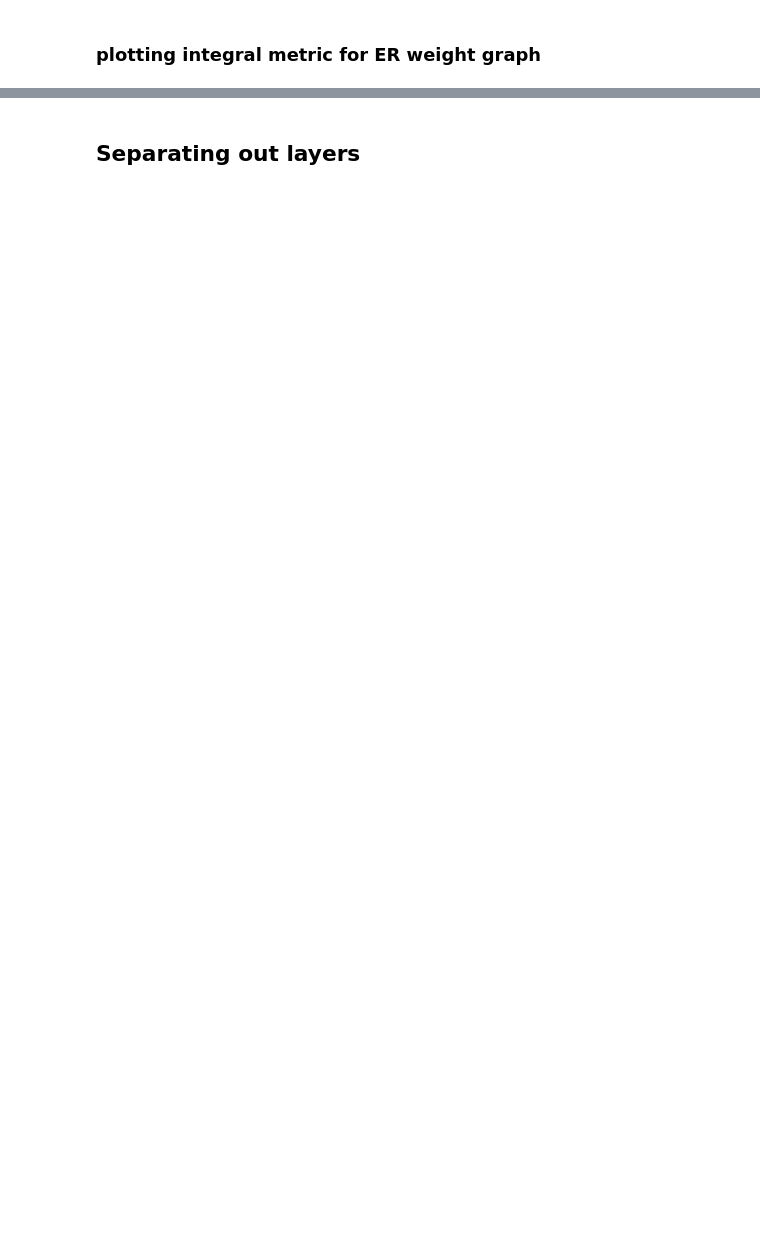
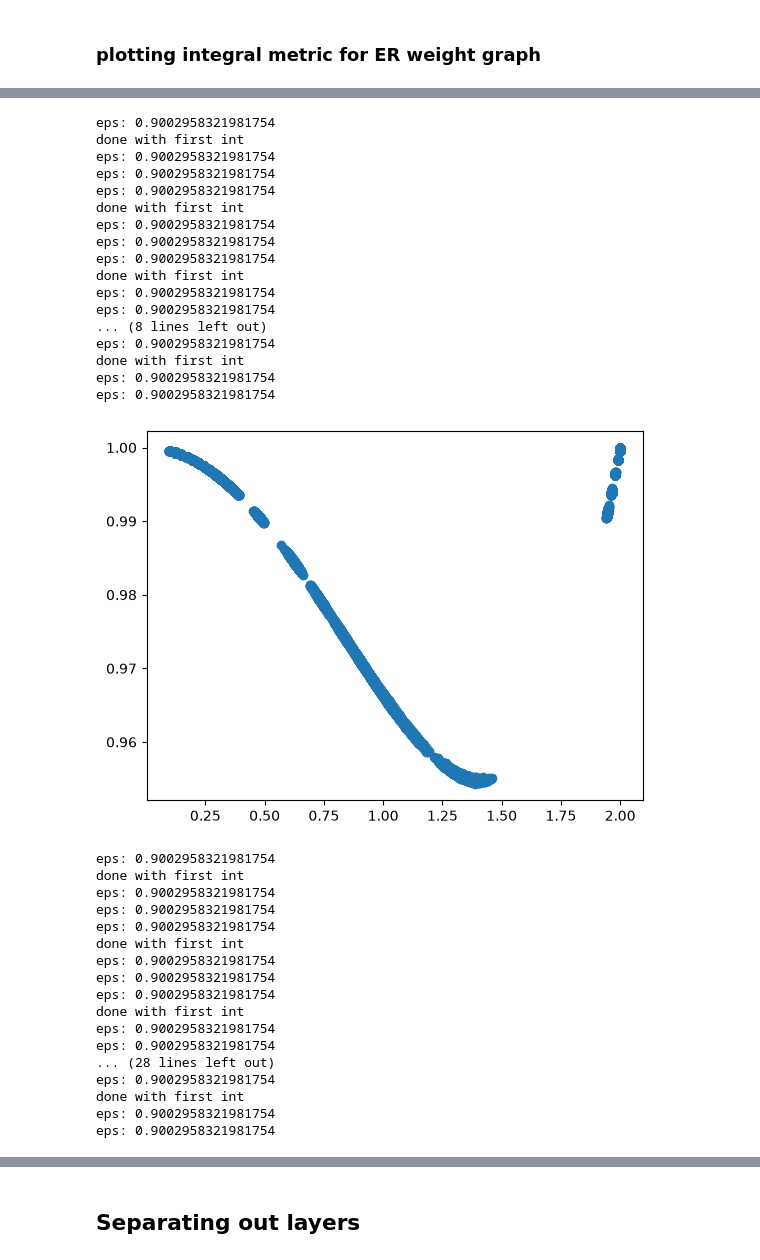
Before and after one commit to jgreen83/Spring2026-Connectome-Pseudospectra, a Jupyter notebook: L234_balance_pseudospec.ipynb, the cells around one changed output, grey strips where cells are left out. Saved outputs shown, nothing was run; the diff lists cells and outputs as text; code cells hidden in the pictures; blank space fills up the shorter version.

```diff
--- a/L234_balance_pseudospec.ipynb
+++ b/L234_balance_pseudospec.ipynb
@@ -1271,0 +1303,72 @@ eps: 0.9003037314792864
+# %%
+for r in np.linspace(0,.5,6):
+    N = 1000
+
+    eAv_ints_r, vs = rand_v_ints_neg_vstar(A_er,N,r=r)
+    v = calc_vstar(A_er)
+    vdists_r = [np.linalg.norm(vs[i] - v) for i in range(len(vs))]
+    vdists.append(vdists_r)
+    eAv_ints.append(eAv_ints_r)
+
+plt.scatter(np.array(vdists).flatten(), np.array(eAv_ints).flatten())
+plt.show()
+
+for r in np.linspace(0.05,1.05,11):
+    N = 1000
+
+    eAv_ints_r, vs = rand_v_ints_neg_vstar(A_er,N,r=r)
+    v = calc_vstar(A_er)
+    vdists_r = [np.linalg.norm(vs[i] - v) for i in range(len(vs))]
+    vdists.append(vdists_r)
+    eAv_ints.append(eAv_ints_r)
+
+plt.scatter(np.array(vdists).flatten(), np.array(eAv_ints).flatten())
+plt.show()
+
+for r in np.linspace(1.1,5.1,9):
+    N = 1000
+
+    eAv_ints_r, vs = rand_v_ints_neg_vstar(A_er,N,r=r)
+    v = calc_vstar(A_er)
+    vdists_r = [np.linalg.norm(vs[i] - v) for i in range(len(vs))]
+    vdists.append(vdists_r)
+    eAv_ints.append(eAv_ints_r)
+
+plt.scatter(np.array(vdists).flatten(), np.array(eAv_ints).flatten())
+plt.show()
+# %% [output]
+eps: 0.9002958321981754
+done with first int
+eps: 0.9002958321981754
+eps: 0.9002958321981754
+eps: 0.9002958321981754
+done with first int
+eps: 0.9002958321981754
+eps: 0.9002958321981754
+eps: 0.9002958321981754
+done with first int
+eps: 0.9002958321981754
+eps: 0.9002958321981754
+... (8 lines left out)
+eps: 0.9002958321981754
+done with first int
+eps: 0.9002958321981754
+eps: 0.9002958321981754
+[figure, added]
+eps: 0.9002958321981754
+done with first int
+eps: 0.9002958321981754
+eps: 0.9002958321981754
+eps: 0.9002958321981754
+done with first int
+eps: 0.9002958321981754
+eps: 0.9002958321981754
+eps: 0.9002958321981754
+done with first int
+eps: 0.9002958321981754
+eps: 0.9002958321981754
+... (28 lines left out)
+eps: 0.9002958321981754
+done with first int
+eps: 0.9002958321981754
+eps: 0.9002958321981754
```
Also changed, not shown: parts of 10 cells of this notebook, 1 other file.
